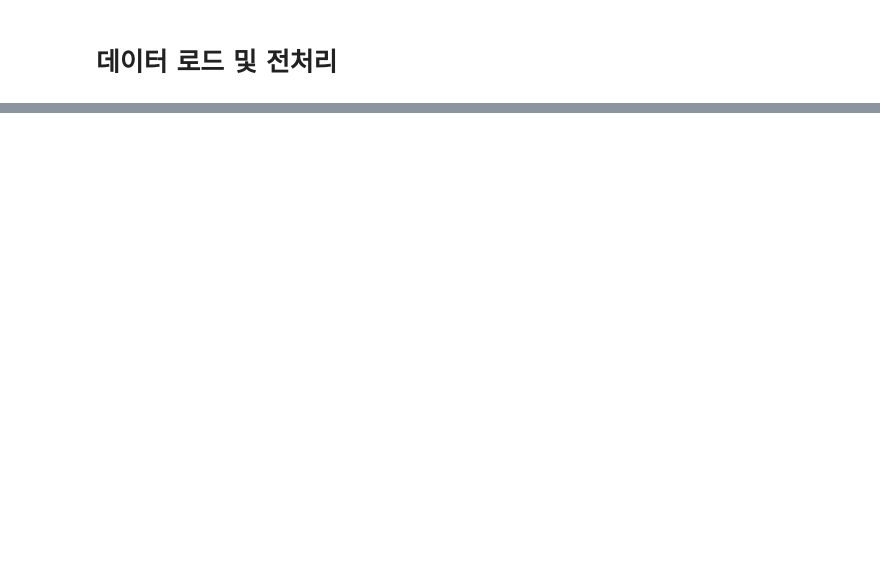
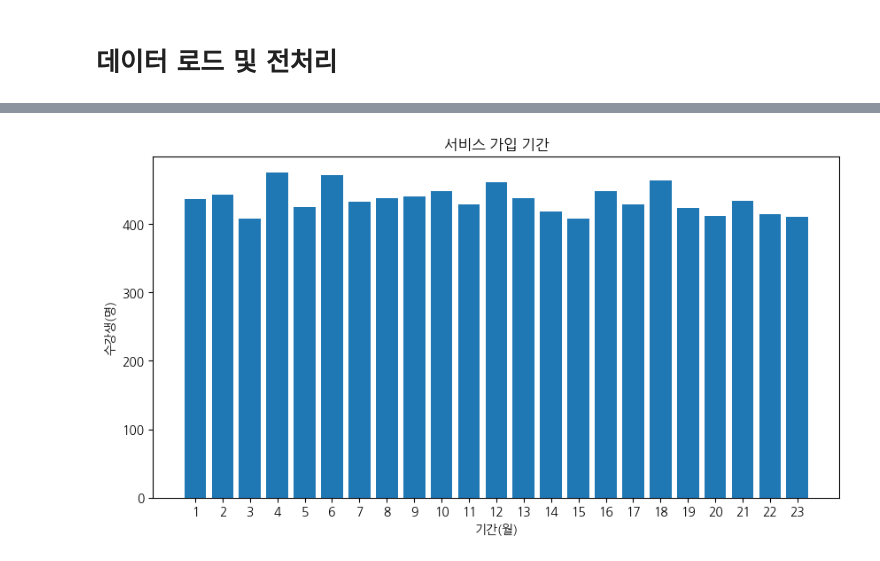
Before and after one commit to jweom62/WASSUP4, a Jupyter notebook: 05_Data_Analysis/DA_Mini_Project.ipynb, the cells around one changed output, grey strips where cells are left out. Saved outputs shown, nothing was run; the diff lists cells and outputs as text; code cells hidden in the pictures; blank space fills up the shorter version.

```diff
--- a/05_Data_Analysis/DA_Mini_Project.ipynb
+++ b/05_Data_Analysis/DA_Mini_Project.ipynb
@@ -137,0 +205,2 @@ all_data.tail(10)
+# %%
+df = pd.read_csv('C:/workspace/WASSUP4/05_Data_Analysis/data/mini.csv',encoding='cp949')
@@ -137,0 +212,26 @@ all_data.tail(10)
+# %%
+df['subscription_duration'].sort_values()
+sub_duration = df['subscription_duration'].value_counts().sort_index()
+
+#그래프 사이즈
+plt.figure(figsize=(10,5))
+
+#그래프 x축 y축
+plt.bar(sub_duration.index, sub_duration.values)
+
+#그래프 명
+plt.title('서비스 가입 기간')
+
+#그래프 x축 레이블
+plt.xlabel('기간(월)')
+
+#그래프 y축 레이블
+plt.ylabel('수강생(명)')
+
+#x축 레이블을
+plt.xticks(sub_duration.index)
+
+#그래프 출력
+plt.show()
+# %% [output]
+[figure, added]
```
Also changed, not shown: parts of 43 cells of this notebook, 4 other files.
